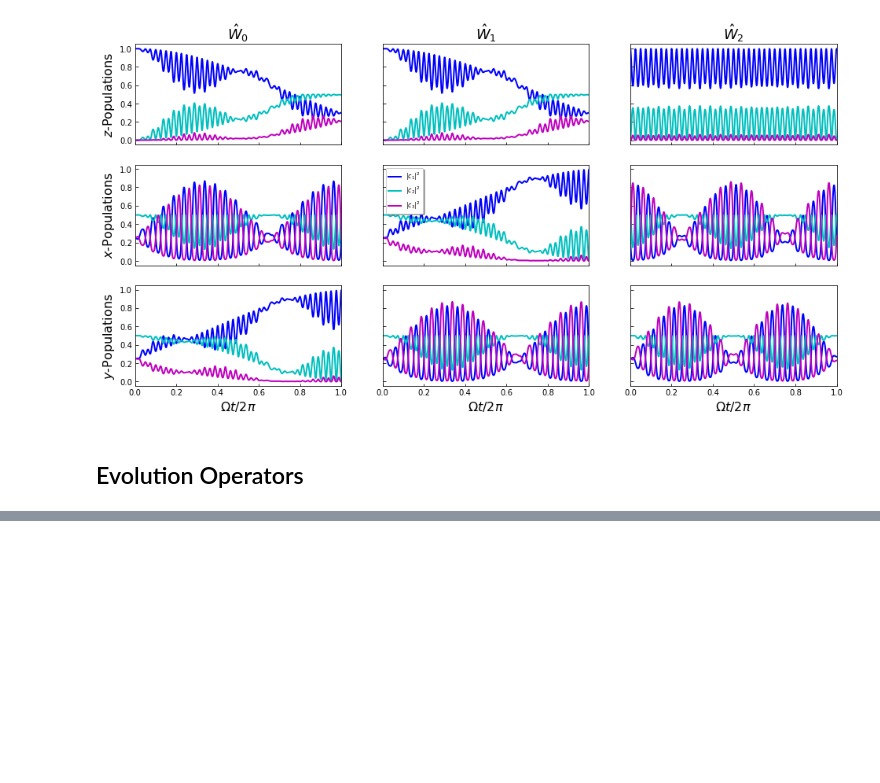
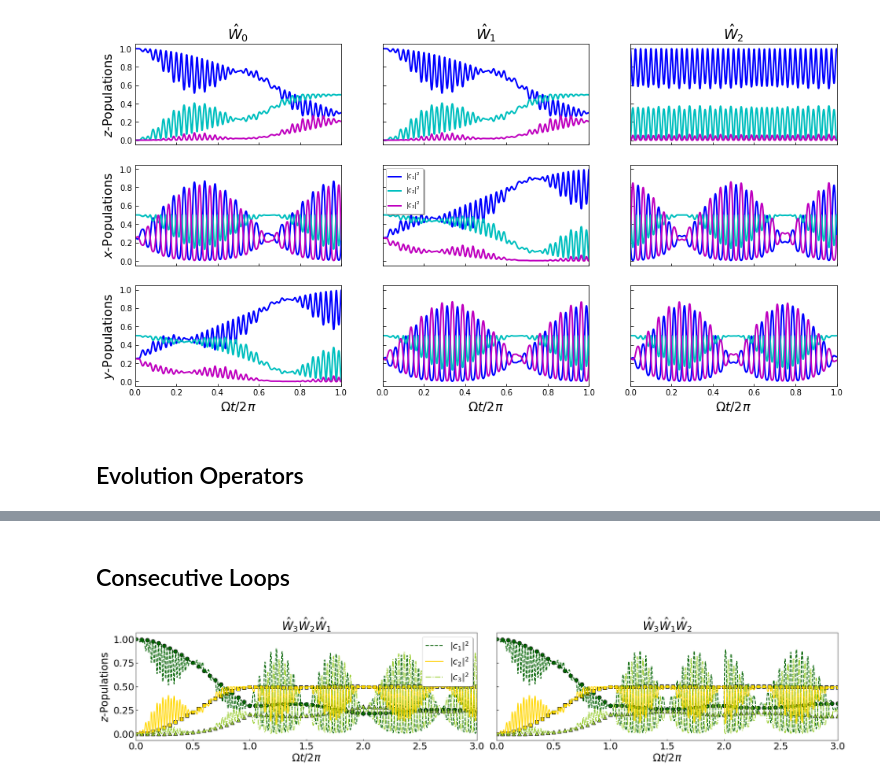
Before and after one commit to lwcooke/spin, a Jupyter notebook: Research/Non-Abelian_Spin-1_Poster.ipynb, the cells around one changed output, grey strips where cells are left out. Saved outputs shown, nothing was run; the diff lists cells and outputs as text; code cells hidden in the pictures; blank space fills up the shorter version.

```diff
--- a/Research/Non-Abelian_Spin-1_Poster.ipynb
+++ b/Research/Non-Abelian_Spin-1_Poster.ipynb
@@ -243,0 +317,71 @@ Qobj data =
+# %% [markdown]
+## Consecutive Loops
+# %%
+def three_loops(psi0, t, Phis, Thetas, order, args, proj_ops):
+    '''  '''
+    #--- For States ---
+    l1 = loop( psi0, t, Thetas[order[0]], Phis[order[0]], args )
+    l2 = loop( l1.states[-1], t, Thetas[order[1]], Phis[order[1]], args )
+    l3 = loop( l2.states[-1], t, Thetas[order[2]], Phis[order[2]], args )
+
+    #--- For Exp Ops ---
+    l1_op = loop( psi0, t, Thetas[order[0]], Phis[order[0]], args, proj_ops=proj_ops )
+    l2_op = loop( l1.states[-1], t, Thetas[order[1]], Phis[order[1]], args, proj_ops=proj_ops )
+    l3_op = loop( l2.states[-1], t, Thetas[order[2]], Phis[order[2]], args, proj_ops=proj_ops )
+
+    exp = np.empty( (len(proj_ops), 3*len(t)) ) #Empty array for exp. vals
+    for i in range(len(proj_ops)):
+        exp[i,:] = np.hstack( (l1_op.expect[i], l2_op.expect[i], l3_op.expect[i]) )
+
+    t_ax = np.hstack( (t, t[-1]+t, 2*t[-1]+t) )
+    return exp, t_ax
+# %%
+t = np.linspace(0, 2*np.pi/slow_f, num=1000) #Time axis
+tfl = np.arange(0, floq_f/slow_f+1) * (2*np.pi/floq_f) #Sample at periods of floquet
+
+#----- Compute Spin Populations -----
+ops1, t1 = three_loops(psi0, t, Phis, Thetas, [0,1,2], args, proj_ops[:3])
+ops1fl, t1fl = three_loops(psi0, tfl, Phis, Thetas, [0,1,2], args, proj_ops[:3])
+ops2, t2 = three_loops(psi0, t, Phis, Thetas, [1,0,2], args, proj_ops[:3])
+ops2fl, t2fl = three_loops(psi0, tfl, Phis, Thetas, [1,0,2], args, proj_ops[:3])
+
+#----- Plot Results -----
+def draw_pops(ax, ts, ls, labels):
+    ''' Plots z, x, y populations on 3 axes given in ax_arr '''
+
+    lines = [ '--', '-', '-.' ] #Linestyles for 3 populations
+    colors = [ 'darkgreen', 'gold', 'yellowgreen' ]
+    markers = [ 'o', 's', '^' ]
+
+    for i in range(0,3):
+        ax.plot( ts[0]*(slow_f/2/np.pi), ls[0][i,:], \
+                linestyle=lines[i], color=colors[i], lw=2, label=labels[i])
+        ax.scatter( ts[1]*(slow_f/2/np.pi), ls[1][i,:], \
+                    s=80, c=colors[i], marker=markers[i], edgecolors='k'  )
+
+#--- Make Figure ---
+fig, ax = plt.subplots(1, 2, sharex='col', sharey='row', figsize=(24,5) )
+fs = 24 #Label fontsize
+labels = ['$|c_{1}|^2$', '$|c_{2}|^2$', '$|c_{3}|^2$'] #Plot labels
+
+draw_pops( ax[0], [t1, t1fl], [ops1, ops1fl], labels )
+draw_pops( ax[1], [t2, t2fl], [ops2, ops2fl], labels )
+
+#--- Plot Settings ---
+ax[0].set_title( '$\hat{W}_{3}\hat{W}_{2}\hat{W}_{1}$', fontsize=fs+2)
+ax[1].set_title( '$\hat{W}_{3}\hat{W}_{1}\hat{W}_{2}$', fontsize=fs+2)
+
+for a in ax:
+    a.set_xlabel('$\Omega t/2\pi$', fontsize=fs) #Comman x-label
+    a.set_xlim([0,3]) #Remove extra spaces at ends
+    a.tick_params(direction='in') #Set grid-ticks inward
+    a.tick_params(axis='both', which='major', labelsize=22)
+ax[0].set_ylabel('$z$-Populations', fontsize=fs)
+
+ax[0].legend(loc='best', fancybox=True, shadow=True, framealpha=1, fontsize=fs-4)
+plt.tight_layout()
+
+plt.savefig( 'NA_Three-Loops.pdf', format='pdf', )
+plt.show()
+# %% [output]
+[figure, added]
```
Also changed, not shown: parts of 10 cells of this notebook.
